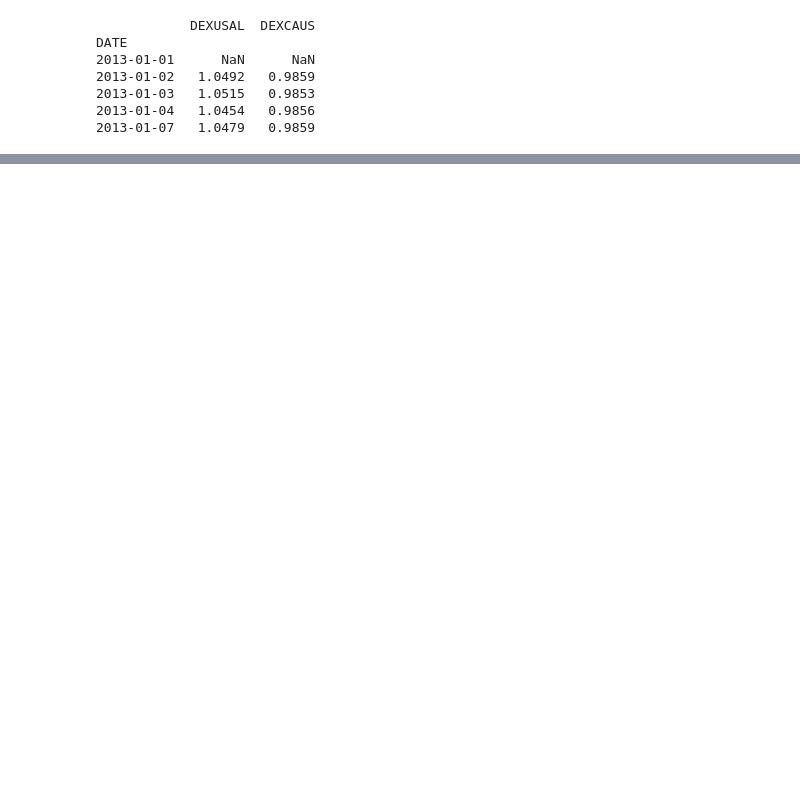
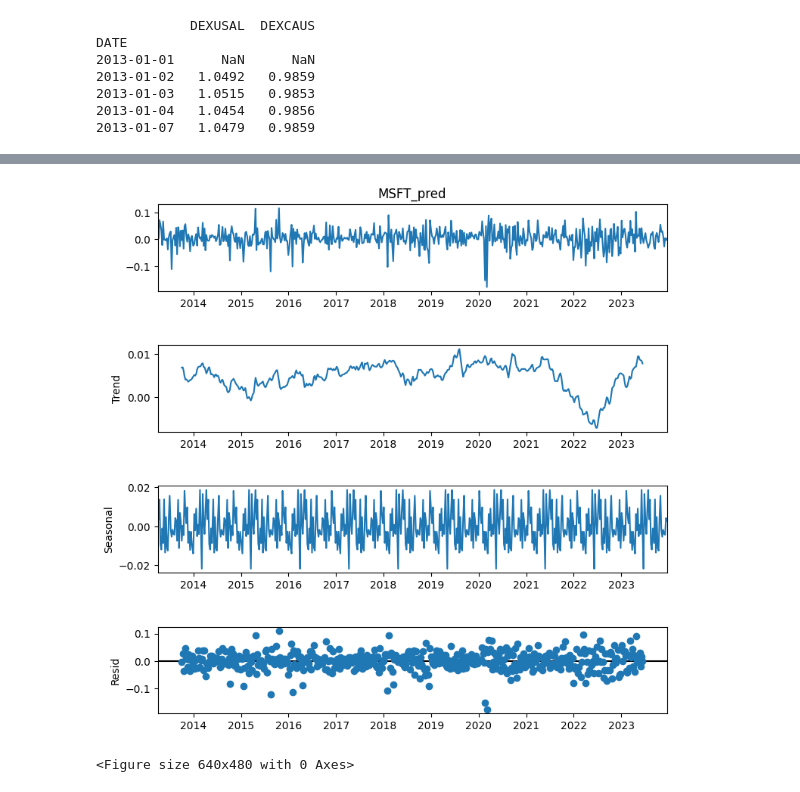
Before and after one commit to DellaCortef/finance-blueprints-datascience-reference, a Jupyter notebook: supervised-learning/regression.ipynb, the cells around one changed output, grey strips where cells are left out. Cells and saved outputs as stored; diff of their text form; code cells hidden in the pictures; blank space fills up the shorter version.

```diff
--- a/supervised-learning/regression.ipynb
+++ b/supervised-learning/regression.ipynb
@@ -577,0 +602,16 @@ sns.heatmap(correlation, vmax = 1, square = True, annot = True, cmap = "cubeheli
+# %%
+# Time Series Analysis
+res = sm.tsa.seasonal_decompose(y, period=52)
+fig = res.plot()
+fig.set_figheight(8)
+fig.set_figwidth(8)
+plt.show()
+
+# Full path with file name
+file_path = os.path.join(folder_path, "time_series_analysis.png")
+
+# Save figure
+plt.savefig(file_path, dpi=300, bbox_inches='tight')
+# %% [output]
+[figure, added]
+<Figure size 640x480 with 0 Axes>
```
Also changed, not shown: parts of 10 cells of this notebook, 3 other files.
